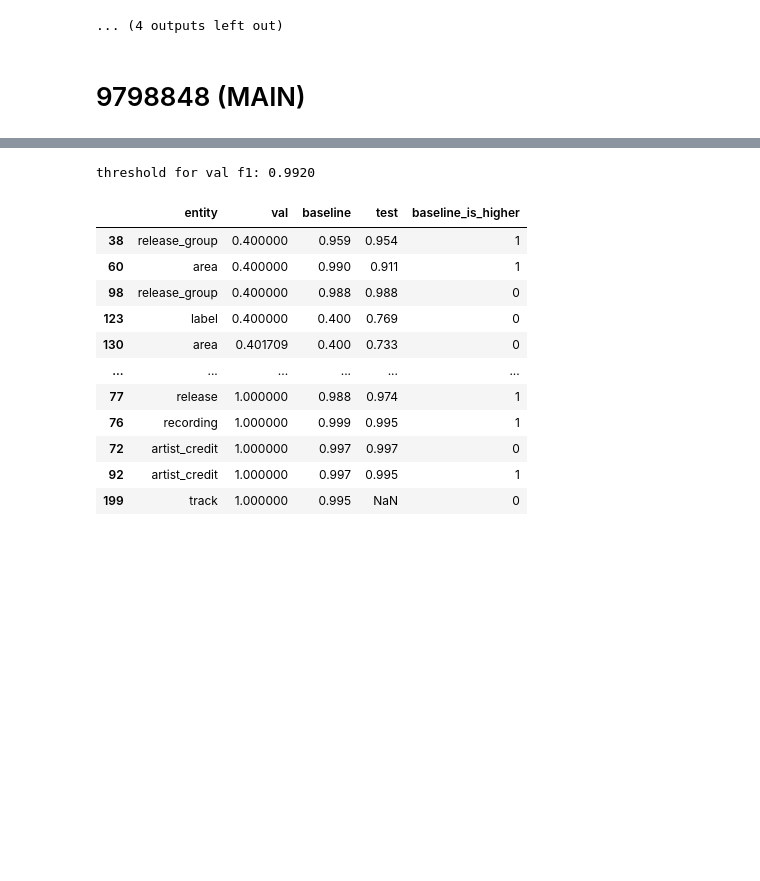
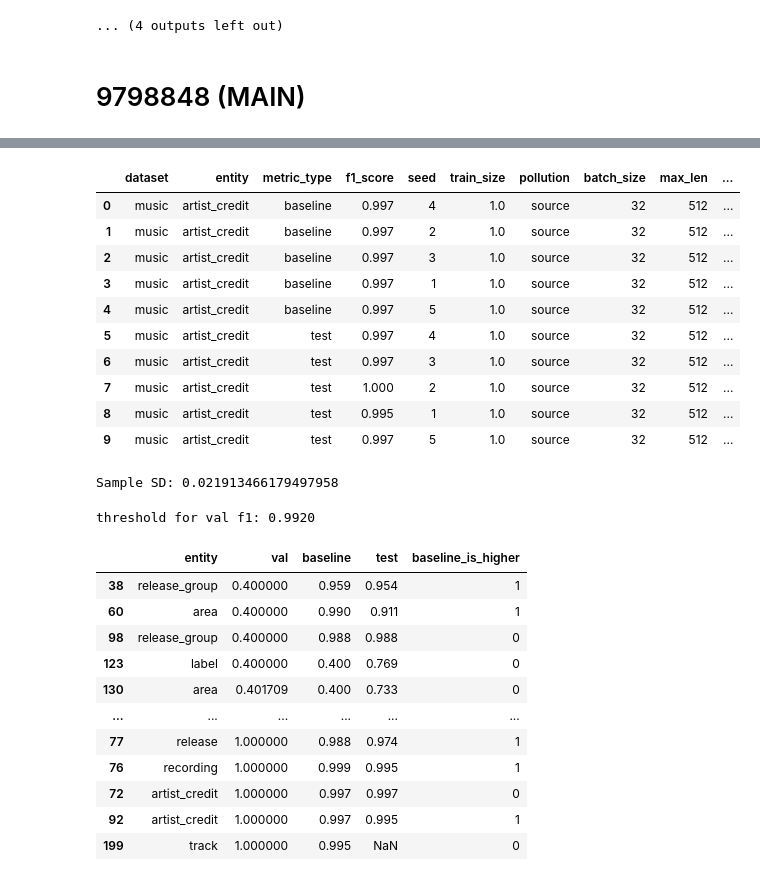
Before and after one commit to oskar-ong/deepcem, a Jupyter notebook: notebooks/results_music.ipynb, the cells around one changed output, grey strips where cells are left out. Drawn from its saved outputs; the diff is of its cells as text; code cells hidden in the pictures; blank space fills up the shorter version.

```diff
--- a/notebooks/results_music.ipynb
+++ b/notebooks/results_music.ipynb
@@ -163,6 +163,37 @@ track & high & & 0.9872 & 0.0016 & & \textbf{0.9914} & 0.0077 \\
 | 1898 | 9798848_19 | 0.853 | 0.990 | high | -0.137 |
 | 1899 | 9798848_19 | 0.853 | 0.998 | high | -0.145 |
 1900 rows × 5 columns
+# %%
+df_nan_sd = query_metrics_by_config(9798848, "source", "artist_credit")
+display(df_nan_sd)
+# %% [output]
+|  | dataset | entity | metric_type | f1_score | seed | train_size | pollution | batch_size | max_len | ... |
+| 0 | music | artist_credit | baseline | 0.997 | 4 | 1.0 | source | 32 | 512 | ... |
+| 1 | music | artist_credit | baseline | 0.997 | 2 | 1.0 | source | 32 | 512 | ... |
+| 2 | music | artist_credit | baseline | 0.997 | 3 | 1.0 | source | 32 | 512 | ... |
+| 3 | music | artist_credit | baseline | 0.997 | 1 | 1.0 | source | 32 | 512 | ... |
+| 4 | music | artist_credit | baseline | 0.997 | 5 | 1.0 | source | 32 | 512 | ... |
+| 5 | music | artist_credit | test | 0.997 | 4 | 1.0 | source | 32 | 512 | ... |
+| 6 | music | artist_credit | test | 0.997 | 3 | 1.0 | source | 32 | 512 | ... |
+| 7 | music | artist_credit | test | 1.000 | 2 | 1.0 | source | 32 | 512 | ... |
+| 8 | music | artist_credit | test | 0.995 | 1 | 1.0 | source | 32 | 512 | ... |
+| 9 | music | artist_credit | test | 0.997 | 5 | 1.0 | source | 32 | 512 | ... |
+# %%
+# Recalculate SD
+
+import statistics
+
+data = [0.99,
+        0.99,
+        0.99,
+        0.99,
+        0.941]
+
+# Sample standard deviation
+sample_sd = statistics.stdev(data)
+print(f"Sample SD: {sample_sd}")
+# %% [output]
+Sample SD: 0.021913466179497958
 # %%
 from analyze_val_scores import process_directory
 jobid = 9798848
```
Also changed, not shown: parts of 7 cells of this notebook, 56 other files.
